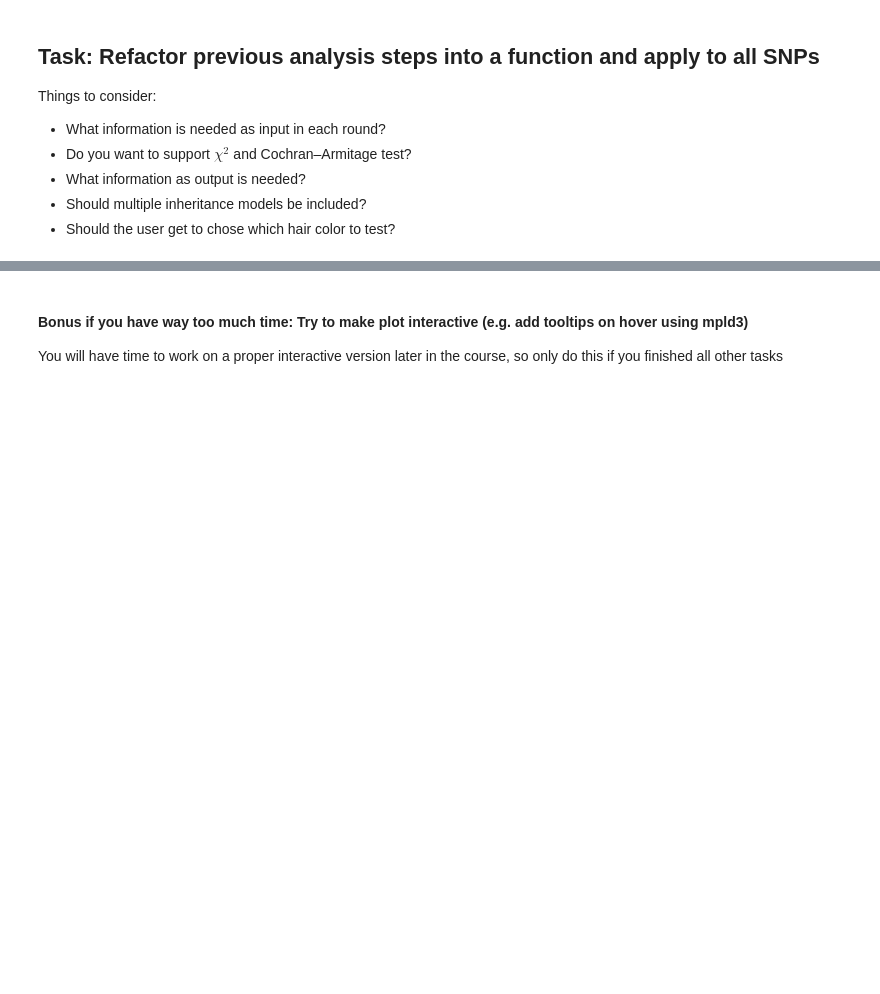
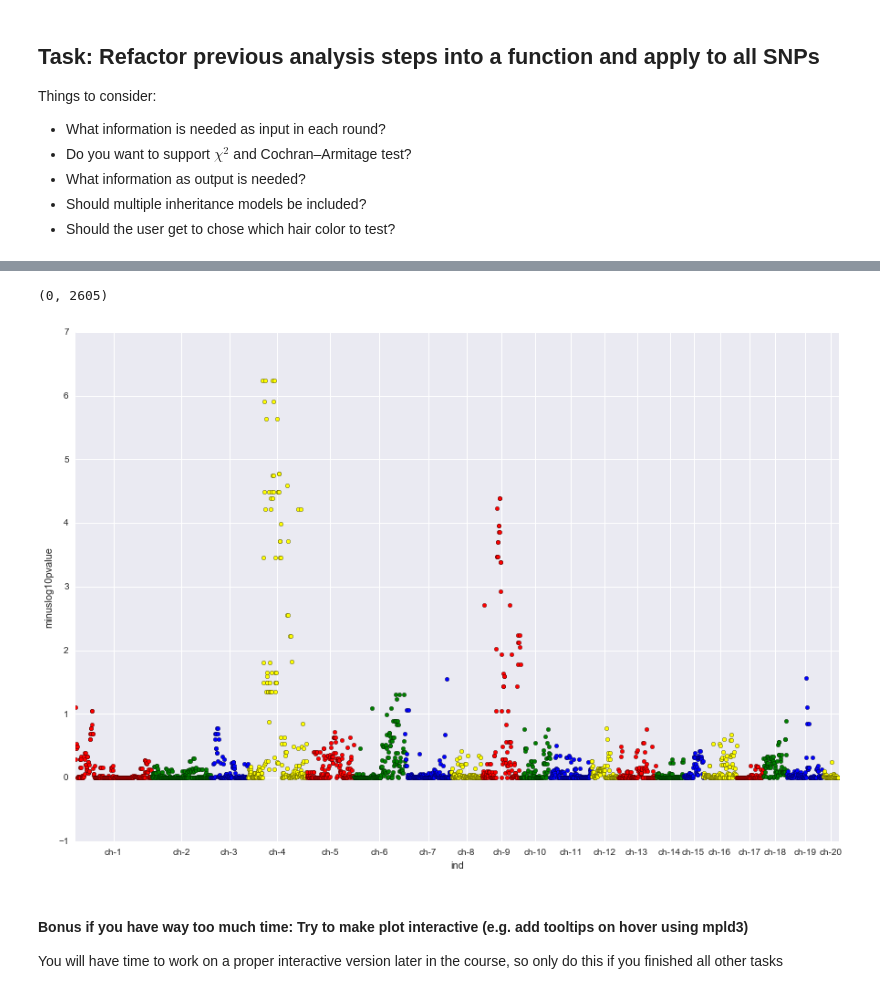
Before and after one commit to Telocontar/IntegratedBioinformatics, a Jupyter notebook: notebooks/Day3_GWAS_part1.ipynb, the cells around one changed output, grey strips where cells are left out. Drawn from its saved outputs; the diff is of its cells as text; code cells hidden in the pictures; blank space fills up the shorter version.

```diff
--- a/notebooks/Day3_GWAS_part1.ipynb
+++ b/notebooks/Day3_GWAS_part1.ipynb
@@ -560,9 +599,9 @@ def association_test(genotype_df_1, phenotyp_df_1, strainheader="BXD", color__="
 # %%
-association_test(genotype_df_mapped,coat_color_df)
+resulting_df = association_test(genotype_df_mapped,coat_color_df)#.head()
 
 
-association_test(genotype_df_mapped, coat_color_df, color__="grey")
+#association_test(genotype_df_mapped, coat_color_df, color__="grey")
 
-association_test(genotype_df_mapped, coat_color_df, color__="brown")
+#association_test(genotype_df_mapped, coat_color_df, color__="brown")
 
-association_test(genotype_df_mapped, coat_color_df, color__="dilute")
+#association_test(genotype_df_mapped, coat_color_df, color__="dilute")
@@ -594,3 +658,30 @@ Technically, a Manhattan plot is a scatter plot of genome position (for each chr
+# %%
+# -log_10(pvalue)
+resulting_df['minuslog10pvalue'] = -np.log10(resulting_df.pvalue)
+resulting_df.chromosome = resulting_df.chromosome.astype('category')
+resulting_df.chromosome = resulting_df.chromosome.cat.set_categories(['ch-%i' % i for i in range(1,21)], ordered=True)
+resulting_df = resulting_df.sort_values('chromosome')
+
+# How to plot gene vs. -log10(pvalue) and colour it by chromosome?
+resulting_df['ind'] = range(len(resulting_df))
+resulting_df_grouped = resulting_df.groupby(('chromosome'))
+
+
+fig = plt.figure(figsize=(15,10))
+ax = fig.add_subplot(111)
+colors = ['red','green','blue', 'yellow']
+x_labels = []
+x_labels_pos = []
+for num, (name, group) in enumerate(resulting_df_grouped):
+    group.plot(kind='scatter', x='ind', y='minuslog10pvalue',color=colors[num % len(colors)], ax=ax)
+    x_labels.append(name)
+    x_labels_pos.append((group['ind'].iloc[-1] - (group['ind'].iloc[-1] - group['ind'].iloc[0])/2))
+ax.set_xticks(x_labels_pos)
+ax.set_xticklabels(x_labels)
+ax.set_xlim([0, len(resulting_df)])
+# %% [output]
+(0, 2605)
+[figure, added]
 # %% [markdown]
 #### Bonus if you have way too much time: Try to make plot interactive (e.g. add tooltips on hover using mpld3)
 You will have time to work on a proper interactive version later in the course, so only do this if you finished all other tasks
```
Also changed, not shown: parts of 4 cells of this notebook.
